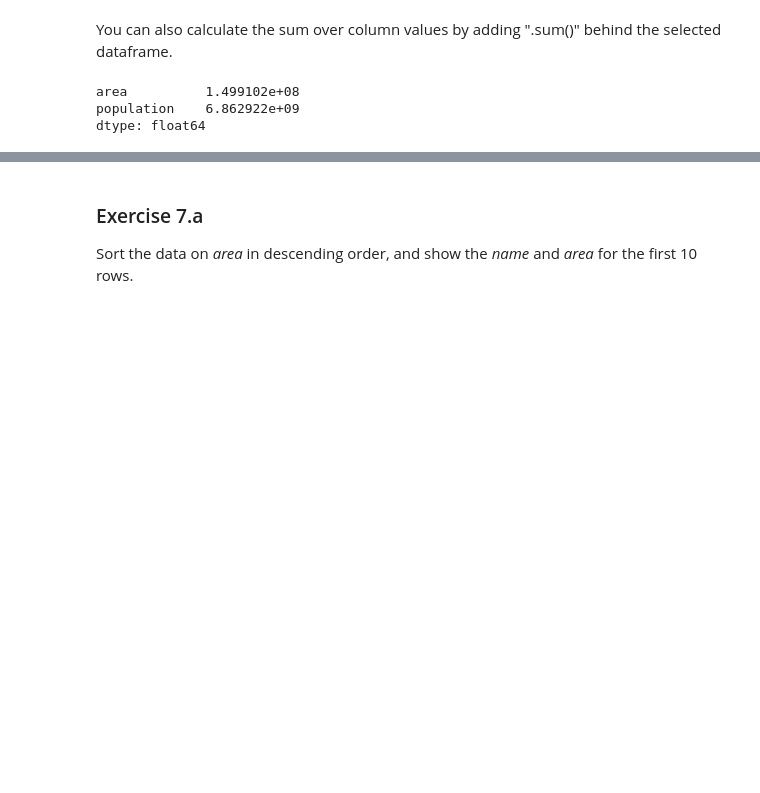
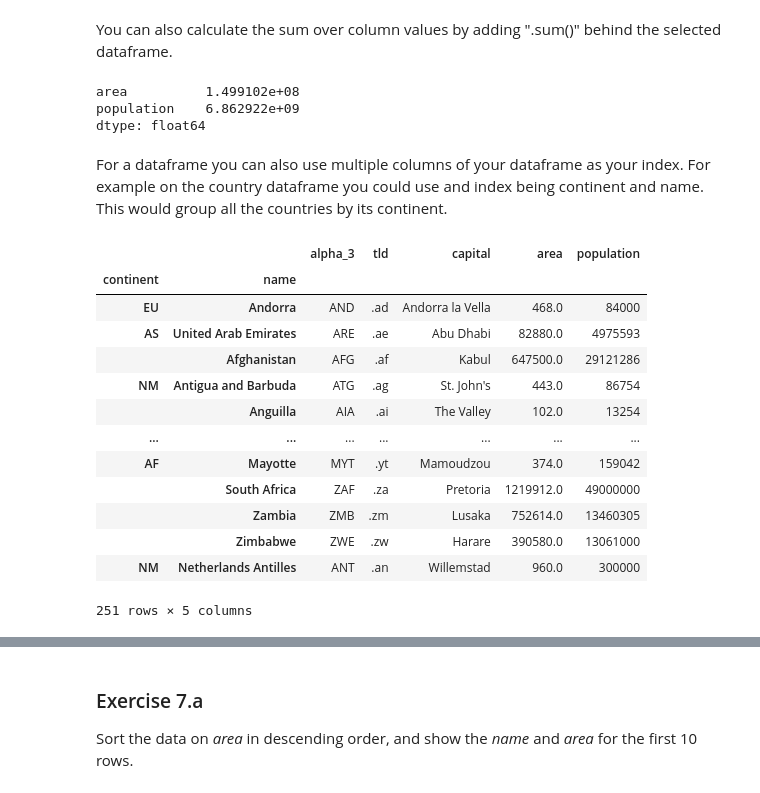
Before and after one commit to lzolyomi/Healthy-Data, a Jupyter notebook: data_track/pandas-intro.ipynb, the cells around one changed output, grey strips where cells are left out. Saved outputs shown, nothing was run; the diff lists cells and outputs as text; code cells hidden in the pictures; blank space fills up the shorter version.

```diff
--- a/data_track/pandas-intro.ipynb
+++ b/data_track/pandas-intro.ipynb
@@ -297,3 +300,22 @@ country_data[['area', 'population']].sum()
 area          1.499102e+08
 population    6.862922e+09
 dtype: float64
+# %% [markdown]
+For a dataframe you can also use multiple columns of your dataframe as your index. For example on the country dataframe you could use and index being continent and name. This would group all the countries by its continent.
+# %%
+country_data.set_index(["continent", "name"])
+# %% [output]
+|  |  | alpha_3 | tld | capital | area | population |
+| continent | name |  |  |  |  |  |
+| EU | Andorra | AND | .ad | Andorra la Vella | 468.0 | 84000 |
+| AS | United Arab Emirates | ARE | .ae | Abu Dhabi | 82880.0 | 4975593 |
+|  | Afghanistan | AFG | .af | Kabul | 647500.0 | 29121286 |
+| NM | Antigua and Barbuda | ATG | .ag | St. John's | 443.0 | 86754 |
+|  | Anguilla | AIA | .ai | The Valley | 102.0 | 13254 |
+| ... | ... | ... | ... | ... | ... | ... |
+| AF | Mayotte | MYT | .yt | Mamoudzou | 374.0 | 159042 |
+|  | South Africa | ZAF | .za | Pretoria | 1219912.0 | 49000000 |
+|  | Zambia | ZMB | .zm | Lusaka | 752614.0 | 13460305 |
+|  | Zimbabwe | ZWE | .zw | Harare | 390580.0 | 13061000 |
+| NM | Netherlands Antilles | ANT | .an | Willemstad | 960.0 | 300000 |
+251 rows × 5 columns
```
Also changed, not shown: parts of 18 cells of this notebook, 3 other files.
